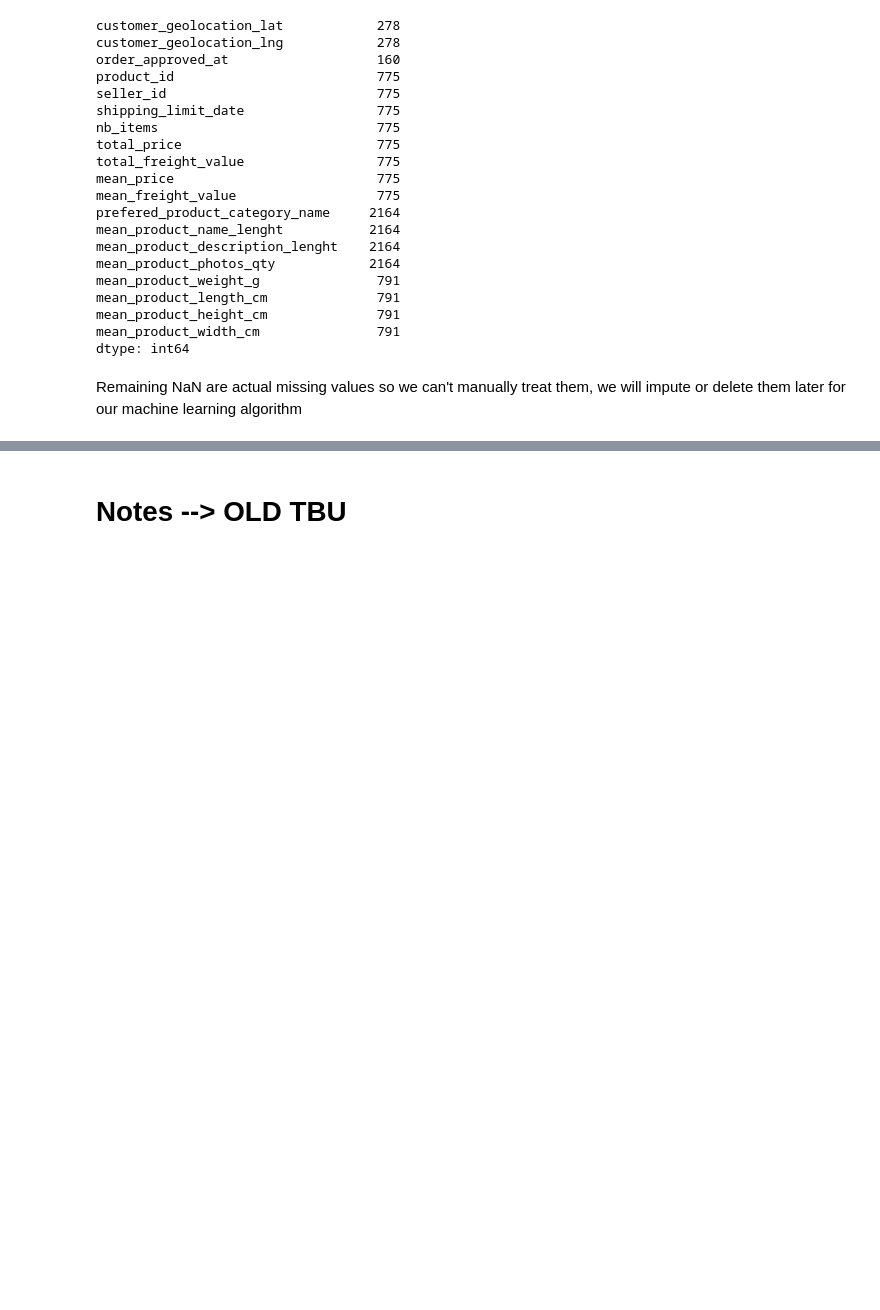
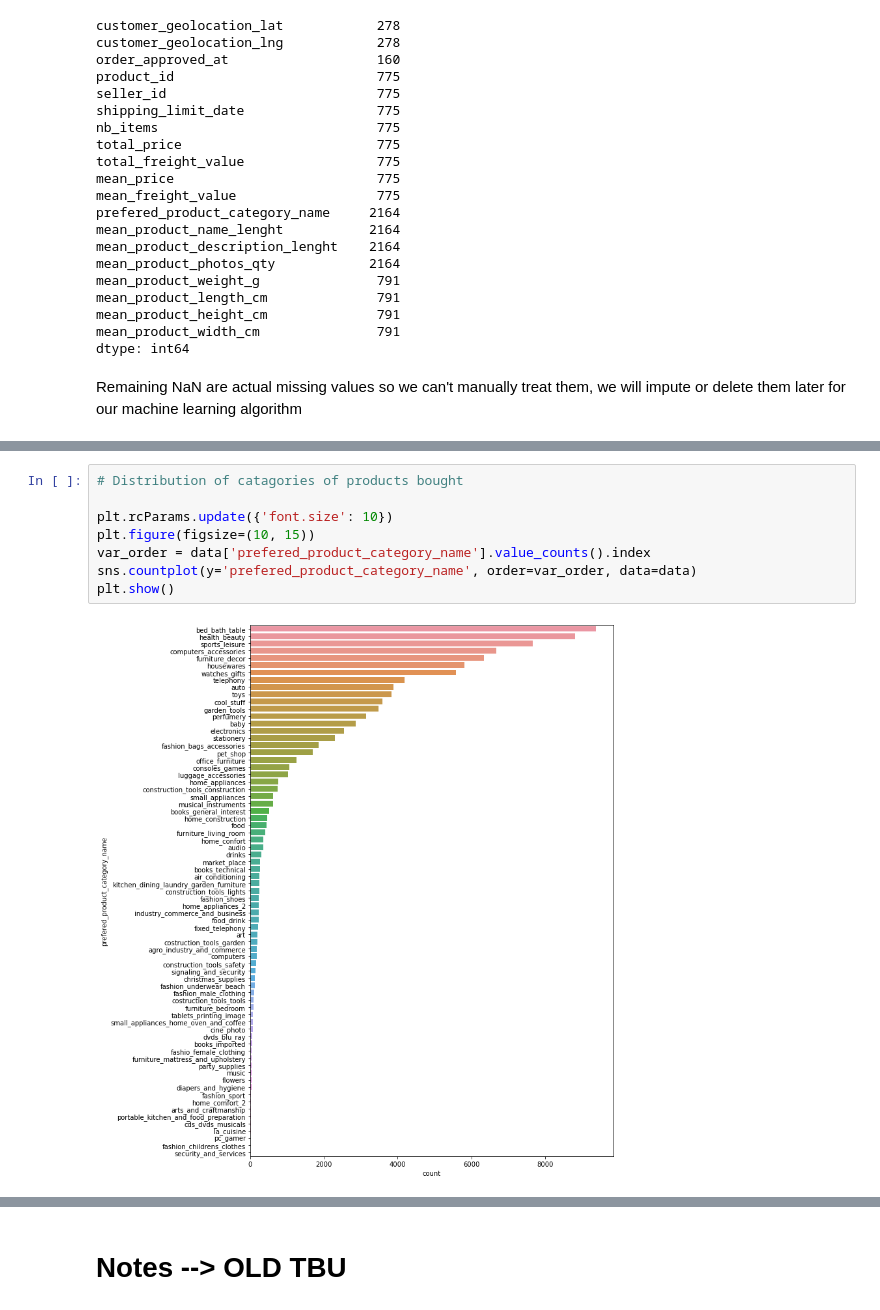
Before and after one commit to RobinPbt/P5-Openclassrooms, a Jupyter notebook: P5_cleaning.ipynb, the cells around one changed output, grey strips where cells are left out. Cells and saved outputs as stored; diff of their text form; blank space fills up the shorter version.

```diff
--- a/P5_cleaning.ipynb
+++ b/P5_cleaning.ipynb
@@ -1395,0 +1415,10 @@ data.shape
+# %%
+# Distribution of catagories of products bought
+
+plt.rcParams.update({'font.size': 10})
+plt.figure(figsize=(10, 15))
+var_order = data['prefered_product_category_name'].value_counts().index
+sns.countplot(y='prefered_product_category_name', order=var_order, data=data)
+plt.show()
+# %% [output]
+[figure, added]
```
Also changed, not shown: parts of 106 cells of this notebook.
